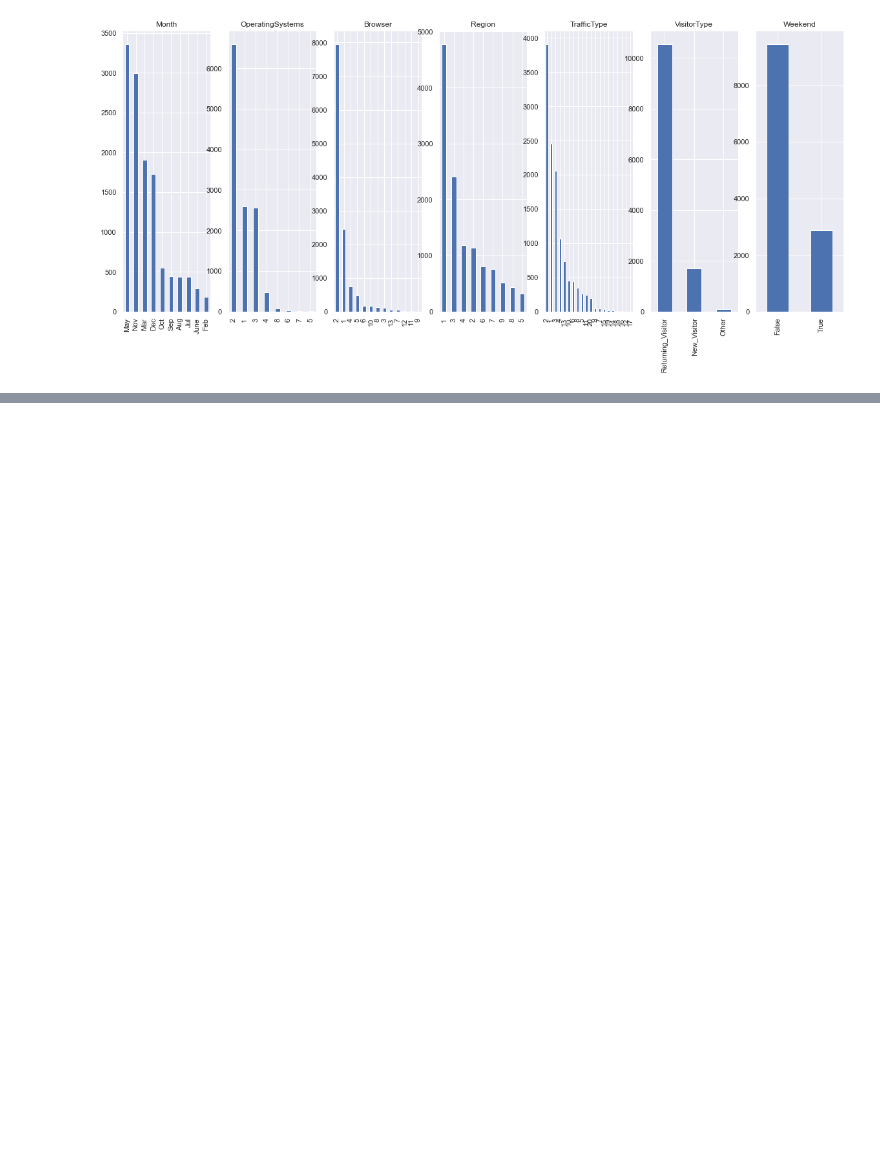
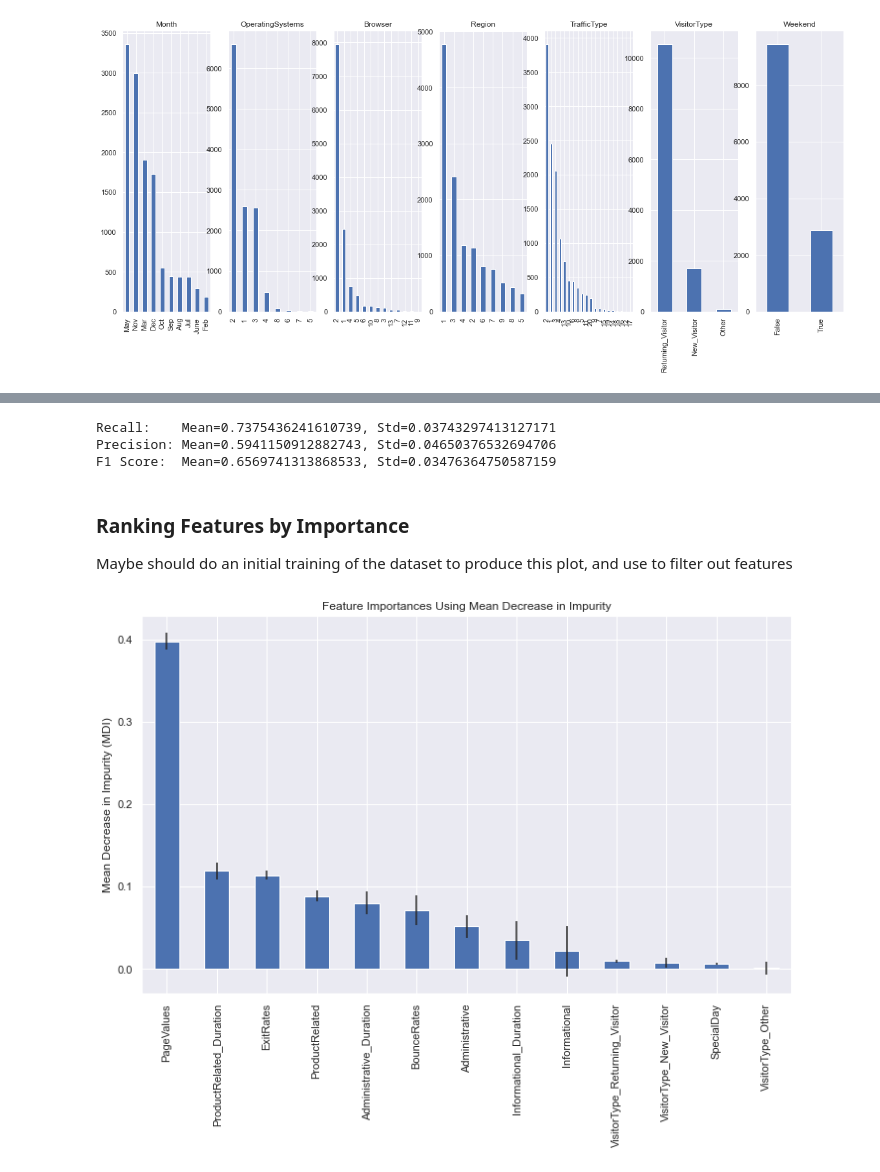
Before and after one commit to chow-vincent/aicadium-ml-project, a Jupyter notebook: aicadium-ml-project.ipynb, the cells around one changed output, grey strips where cells are left out. Cells and saved outputs as stored; diff of their text form; code cells hidden in the pictures; blank space fills up the shorter version.

Commit message:
Cross-validation tuning and adding probability decision threshold

```diff
--- a/aicadium-ml-project.ipynb
+++ b/aicadium-ml-project.ipynb
@@ -114,0 +154,11 @@ X_train, X_test, y_train, y_test = \
+# %%
+# Removing variables to avoid collinearities (seemed to slightly worse performance? revisit this)
+# num_vars.remove('BounceRates')
+# num_vars.remove('ProductRelated')
+
+# Specify the features we are going to use
+# features = num_vars
+features = num_vars + ['VisitorType_New_Visitor', 'VisitorType_Other', 'VisitorType_Returning_Visitor']
+features.remove('BounceRates')
+features.remove('ProductRelated')
+features
@@ -114,0 +177,16 @@ X_train, X_test, y_train, y_test = \
+# %%
+# Split data into training and test sets
+X_train, X_test, y_train, y_test = \
+    train_test_split(customer_data.loc[:, features], customer_data.loc[:, 'Revenue'], \
+                     test_size=0.2, random_state=42)
+# %%
+class RFThreshClassifier(RandomForestClassifier):
+    """ Random forest classifier with predictions modified by a probability threshold. """
+    def predict(self, X, threshold = 0.3):
+        """Usage: clf.predict(X, threshold = 0.8)
+           Default threshold chosen based on cross-validation performance on training data."""
+        pred_probs = super(RFThreshClassifier, self).predict_proba(X)
+        return pred_probs[:, 1] > threshold
+# %%
+# Use balanced class weighting due to the imbalance of 'True' and 'False' samples in 'Revenue'.
+clf = RFThreshClassifier(class_weight='balanced', random_state=0)
@@ -114,0 +201,17 @@ X_train, X_test, y_train, y_test = \
+# %%
+# Using cross-validation, I determined the following:
+# - Adding the one-hot encodings of categorical variable VisitorType decreased model performance.
+# - Eliminating `BounceRates` and `ProductRelated`, while desirable from the perspective of removing collinearities,
+#   did not impact model performance significantly.
+
+scores = cross_validate(clf, X_train, y_train, cv=10, scoring={'recall', 'precision', 'f1'})
+print(f'Recall:    Mean={scores["test_recall"].mean()}, Std={scores["test_recall"].std()}')
+print(f'Precision: Mean={scores["test_precision"].mean()}, Std={scores["test_precision"].std()}')
+print(f'F1 Score:  Mean={scores["test_f1"].mean()}, Std={scores["test_f1"].std()}')
+
+# In the future, more work can be done tuning other hyperparameters of the random forest model,
+# e.g. max_depth, max_leaf_nodes, bootstrap, etc.
+# %% [output]
+Recall:    Mean=0.7375436241610739, Std=0.03743297413127171
+Precision: Mean=0.5941150912882743, Std=0.04650376532694706
+F1 Score:  Mean=0.6569741313868533, Std=0.03476364750587159
@@ -114,0 +221,17 @@ X_train, X_test, y_train, y_test = \
+# %% [markdown]
+### Ranking Features by Importance
+
+Maybe should do an initial training of the dataset to produce this plot, and use to filter out features
+# %%
+sns.set(rc = {'figure.figsize':(10,8)})
+
+std = np.std([tree.feature_importances_ for tree in clf.estimators_], axis=0)
+feature_importances = pd.Series(clf.feature_importances_, index=features).sort_values(ascending=False)
+
+fig, ax = plt.subplots()
+feature_importances.plot.bar(yerr=std, ax=ax)
+ax.set_title("Feature Importances Using Mean Decrease in Impurity")
+ax.set_ylabel("Mean Decrease in Impurity (MDI)")
+fig.tight_layout()
+# %% [output]
+[figure, added]
```
Also changed, not shown: parts of 28 cells of this notebook.
